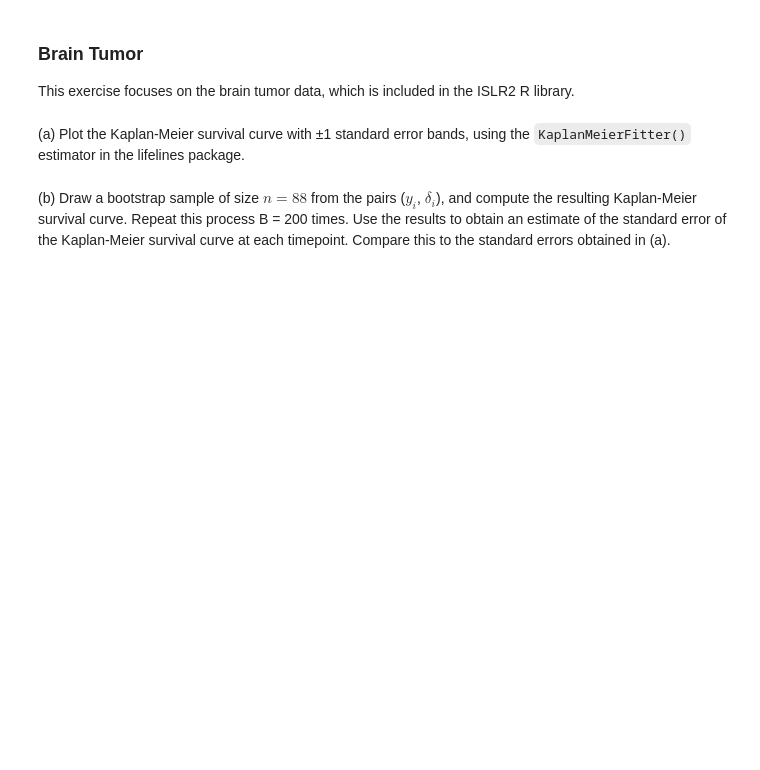
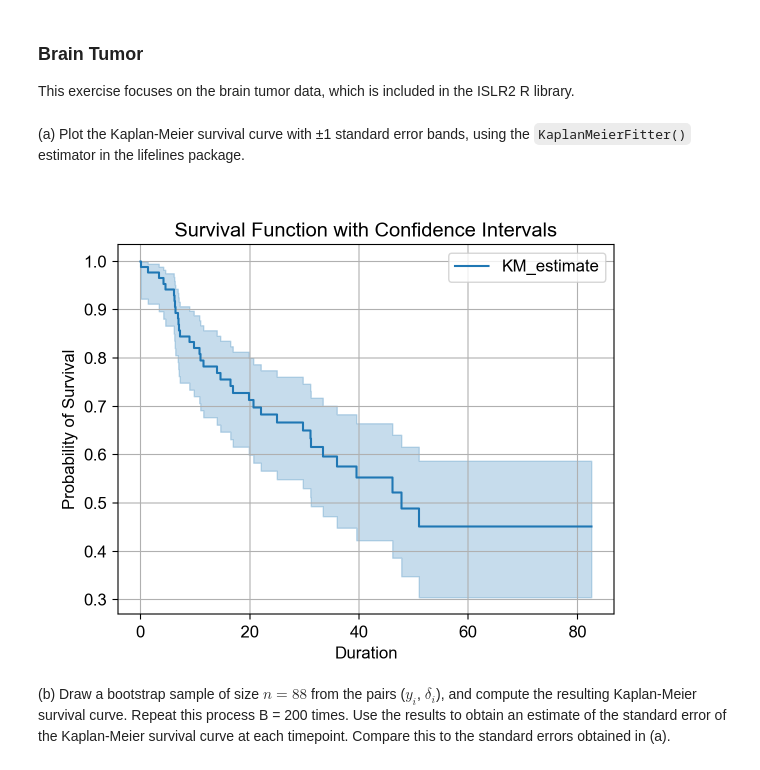
Before and after one commit to BU-MSSP-Classroom/MA679_Spring2024_12_survival_analysis-SCOTT07186, a Jupyter notebook: Survival_with_Python.ipynb, the cells around one changed output. Saved outputs shown, nothing was run; the diff lists cells and outputs as text; code cells hidden in the pictures; blank space fills up the shorter version.

```diff
--- a/Survival_with_Python.ipynb
+++ b/Survival_with_Python.ipynb
@@ -312,13 +357,15 @@ bands, using the `KaplanMeierFitter()` estimator in the lifelines
 package.
 # %%
 kaplan_meier_estimator = KaplanMeierFitter()
-kaplan_meier_estimator.fit(durations=data['duration'], event_observed=data['event'])
+kaplan_meier_estimator.fit(durations=data['time'], event_observed=data['status'])
 kaplan_meier_estimator.plot_survival_function(ci_show=True)
 plt.title('Survival Function with Confidence Intervals')
 plt.xlabel('Duration')
 plt.ylabel('Probability of Survival')
 plt.grid(True)
 plt.show()
+# %% [output]
+[figure, added]
 # %% [markdown]
 (b) Draw a bootstrap sample of size $n = 88$ from the pairs ($y_i$, $\delta_i$), and compute the resulting Kaplan-Meier survival curve. Repeat this process B = 200 times. Use the results to obtain an estimate of the standard error of the Kaplan-Meier survival curve at each timepoint. Compare this to the standard errors obtained in (a).
 # %%
```
Also changed, not shown: parts of 19 cells of this notebook.
